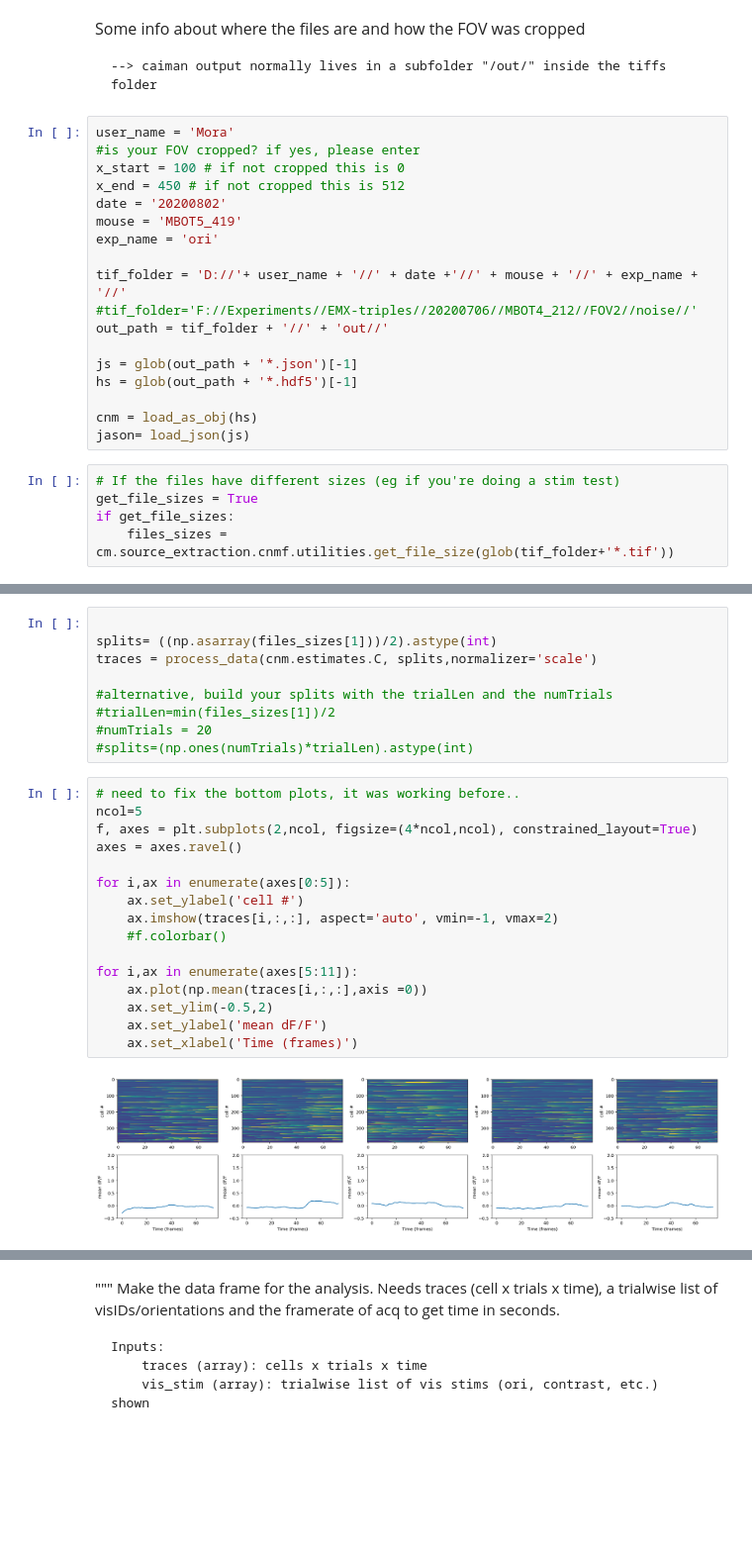
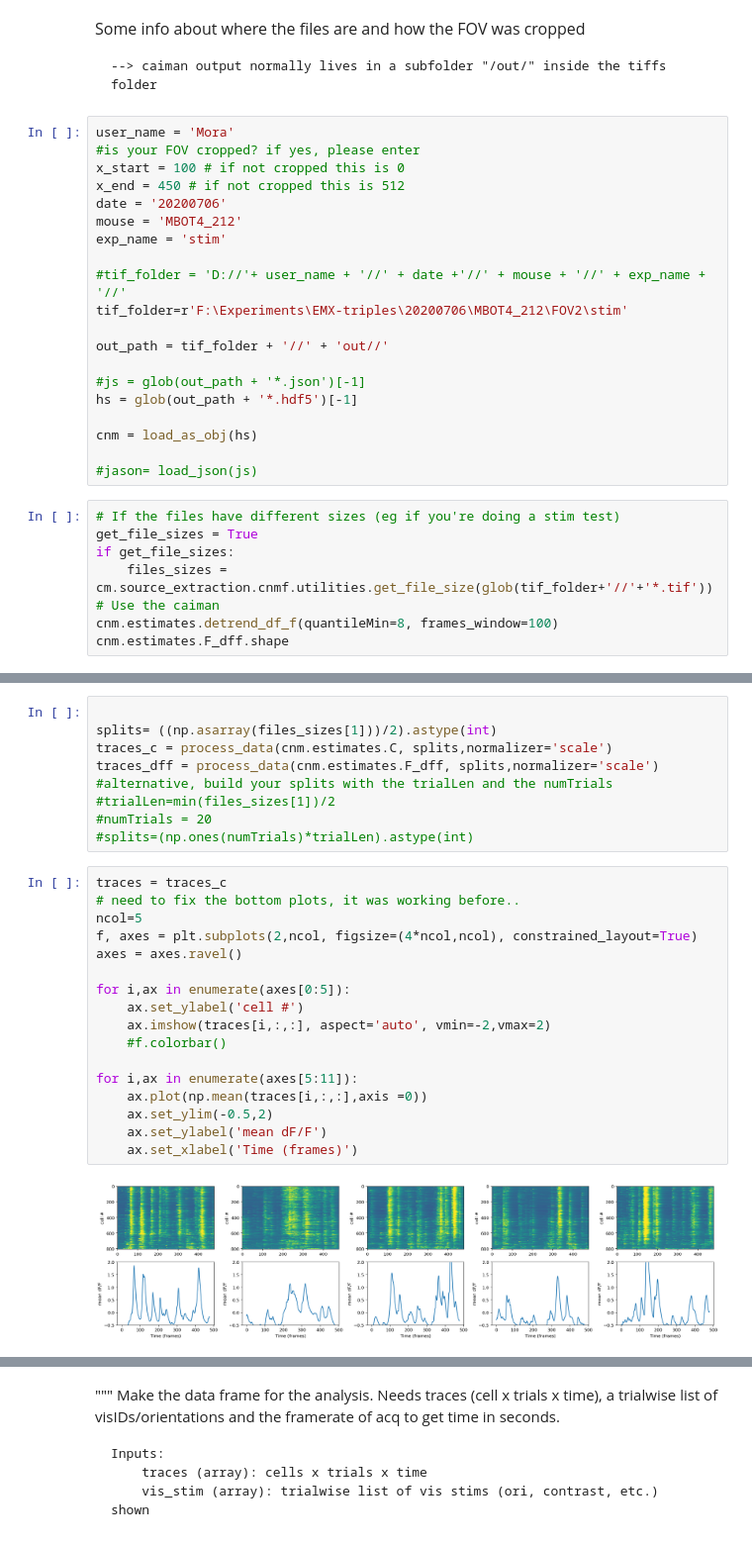
Before and after one commit to willyh101/caiman_online, a Jupyter notebook: notebooks/template_analysis_mori.ipynb, the cells around one changed output, grey strips where cells are left out. Shown at 99% size. Drawn from its saved outputs; the diff is of its cells as text; blank space fills up the shorter version.

```diff
--- a/notebooks/template_analysis_mori.ipynb
+++ b/notebooks/template_analysis_mori.ipynb
@@ -50,21 +51,26 @@ user_name = 'Mora'
 #is your FOV cropped? if yes, please enter
 x_start = 100 # if not cropped this is 0
 x_end = 450 # if not cropped this is 512
-date = '20200802'
-mouse = 'MBOT5_419'
-exp_name = 'ori'
+date = '20200706'
+mouse = 'MBOT4_212'
+exp_name = 'stim'
 
-tif_folder = 'D://'+ user_name + '//' + date +'//' + mouse + '//' + exp_name + '//'
-#tif_folder='F://Experiments//EMX-triples//20200706//MBOT4_212//FOV2//noise//'
+#tif_folder = 'D://'+ user_name + '//' + date +'//' + mouse + '//' + exp_name + '//'
+tif_folder=r'F:\Experiments\EMX-triples\20200706\MBOT4_212\FOV2\stim'
+
 out_path = tif_folder + '//' + 'out//'
 
-js = glob(out_path + '*.json')[-1]
+#js = glob(out_path + '*.json')[-1]
 hs = glob(out_path + '*.hdf5')[-1]
 
 cnm = load_as_obj(hs)
-jason= load_json(js)
+
+#jason= load_json(js)
 # %%
 # If the files have different sizes (eg if you're doing a stim test)
 get_file_sizes = True
 if get_file_sizes:
-    files_sizes = cm.source_extraction.cnmf.utilities.get_file_size(glob(tif_folder+'*.tif'))
+    files_sizes = cm.source_extraction.cnmf.utilities.get_file_size(glob(tif_folder+'//'+'*.tif'))
+# Use the caiman
+cnm.estimates.detrend_df_f(quantileMin=8, frames_window=100)
+cnm.estimates.F_dff.shape
@@ -79,27 +103,28 @@ cnm.estimates.F_dff.shape
 # %%
 
 splits= ((np.asarray(files_sizes[1]))/2).astype(int)
-traces = process_data(cnm.estimates.C, splits,normalizer='scale')
-
+traces_c = process_data(cnm.estimates.C, splits,normalizer='scale')
+traces_dff = process_data(cnm.estimates.F_dff, splits,normalizer='scale')
 #alternative, build your splits with the trialLen and the numTrials
 #trialLen=min(files_sizes[1])/2
 #numTrials = 20
 #splits=(np.ones(numTrials)*trialLen).astype(int)
 # %%
+traces = traces_c
 # need to fix the bottom plots, it was working before..
 ncol=5
 f, axes = plt.subplots(2,ncol, figsize=(4*ncol,ncol), constrained_layout=True)
 axes = axes.ravel()
 
 for i,ax in enumerate(axes[0:5]):
     ax.set_ylabel('cell #')
-    ax.imshow(traces[i,:,:], aspect='auto', vmin=-1, vmax=2)
+    ax.imshow(traces[i,:,:], aspect='auto', vmin=-2,vmax=2)
     #f.colorbar()
 
 for i,ax in enumerate(axes[5:11]):
     ax.plot(np.mean(traces[i,:,:],axis =0))
     ax.set_ylim(-0.5,2)
     ax.set_ylabel('mean dF/F')
     ax.set_xlabel('Time (frames)')
 # %% [output]
-[figure, old version]
+[figure, new version]
```
Also changed, not shown: parts of 40 cells of this notebook, 2 other files.
